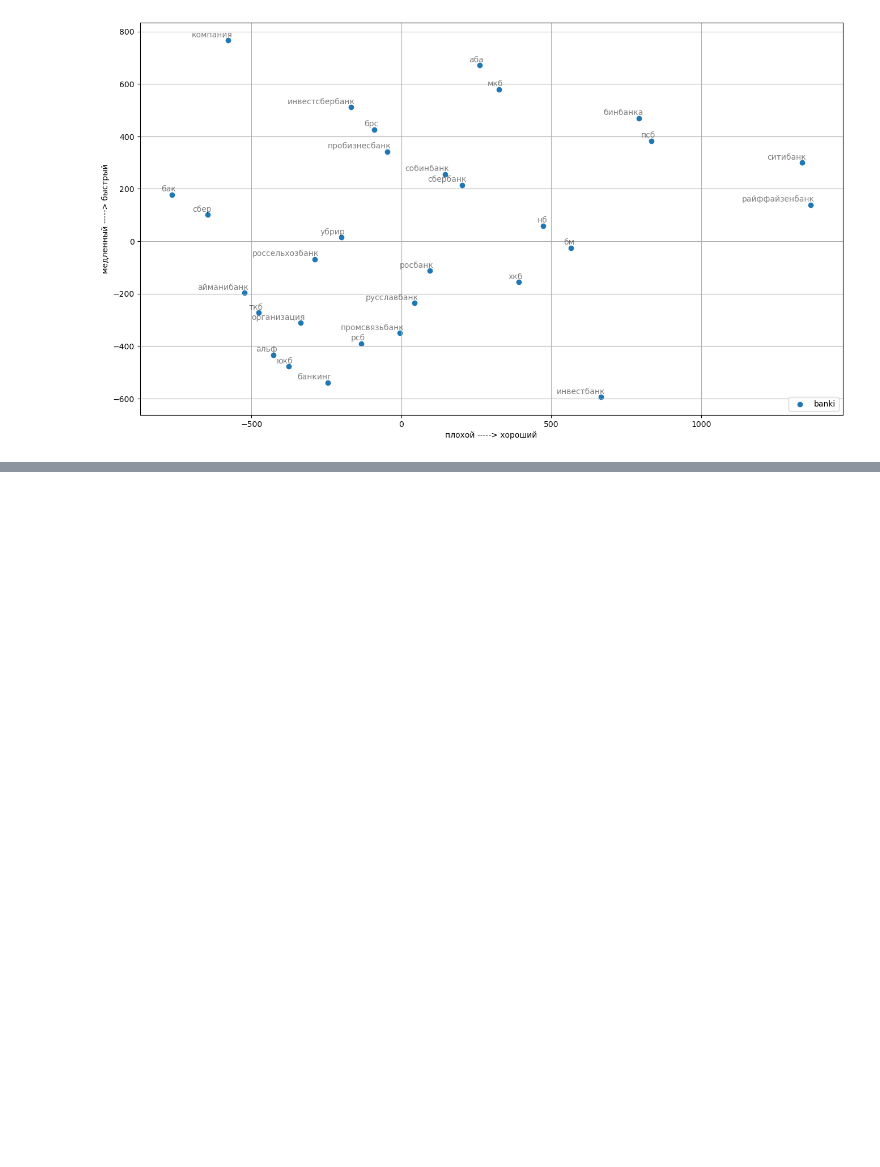
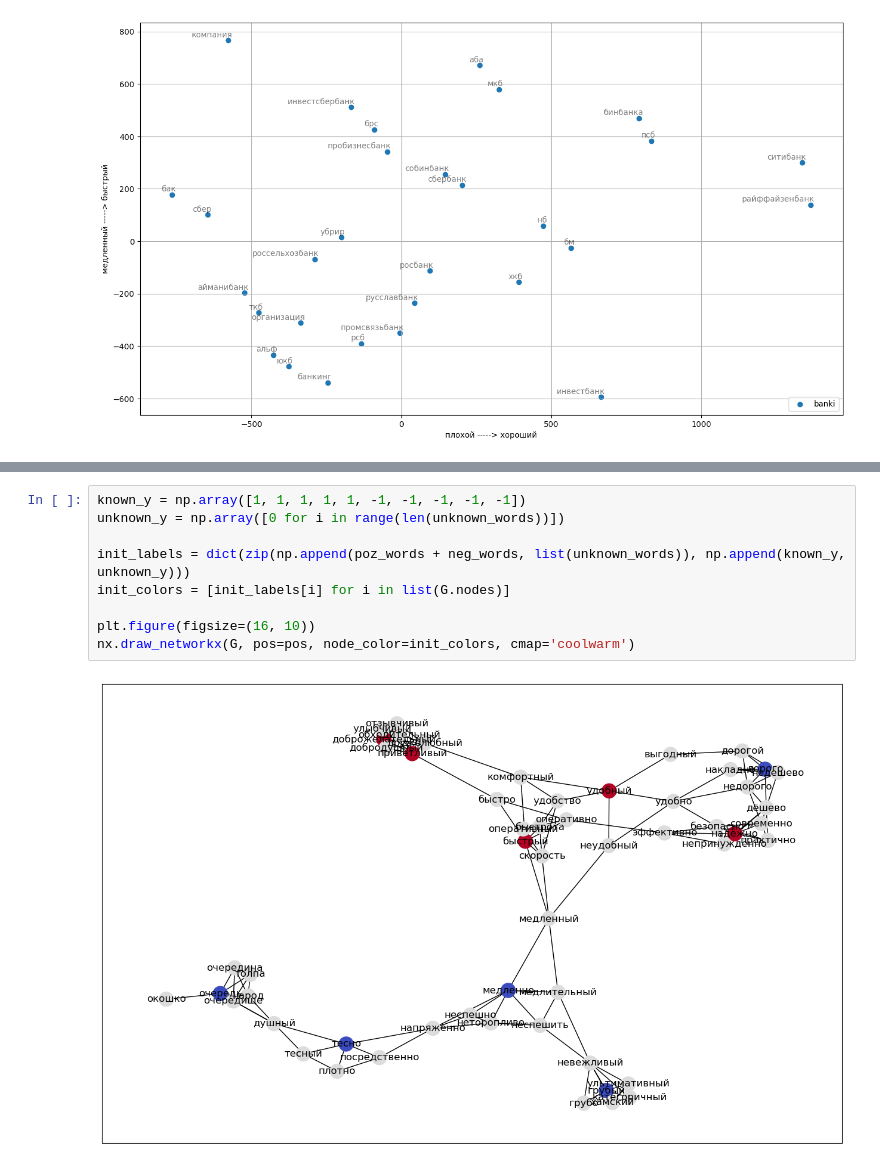
Before and after one commit to p-maksimova/sentiment-analysis-dict-hw, a Jupyter notebook: hw-3.ipynb, the cells around one changed output, grey strips where cells are left out. Drawn from its saved outputs; the diff is of its cells as text; blank space fills up the shorter version.

```diff
--- a/hw-3.ipynb
+++ b/hw-3.ipynb
@@ -341,0 +358,11 @@ for word in model.wv.vocab.keys() :
+# %%
+known_y = np.array([1, 1, 1, 1, 1, -1, -1, -1, -1, -1])
+unknown_y = np.array([0 for i in range(len(unknown_words))])
+
+init_labels = dict(zip(np.append(poz_words + neg_words, list(unknown_words)), np.append(known_y, unknown_y)))
+init_colors = [init_labels[i] for i in list(G.nodes)]
+
+plt.figure(figsize=(16, 10))
+nx.draw_networkx(G, pos=pos, node_color=init_colors, cmap='coolwarm')
+# %% [output]
+[figure, added]
```
Also changed, not shown: parts of 10 cells of this notebook.
